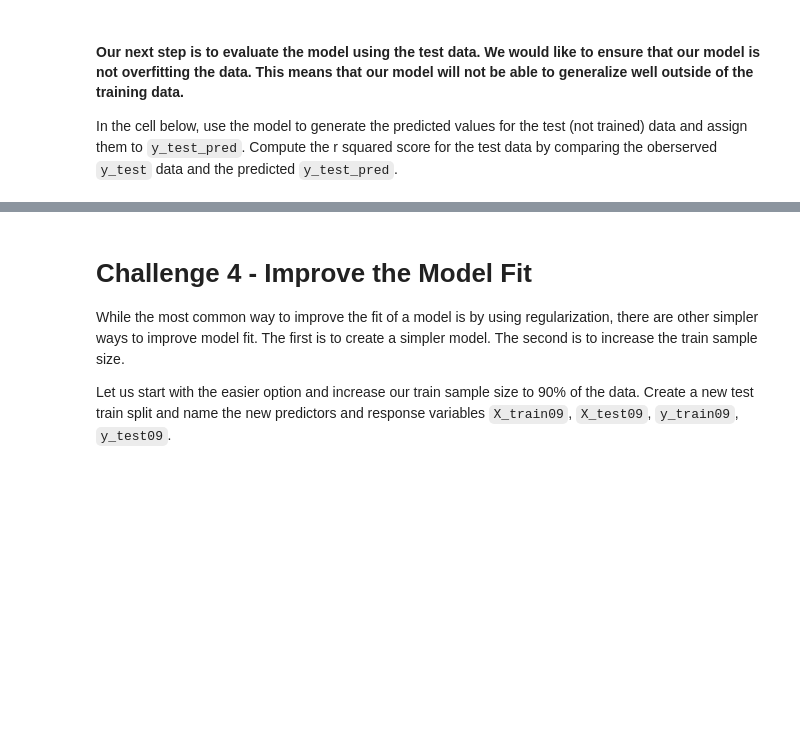
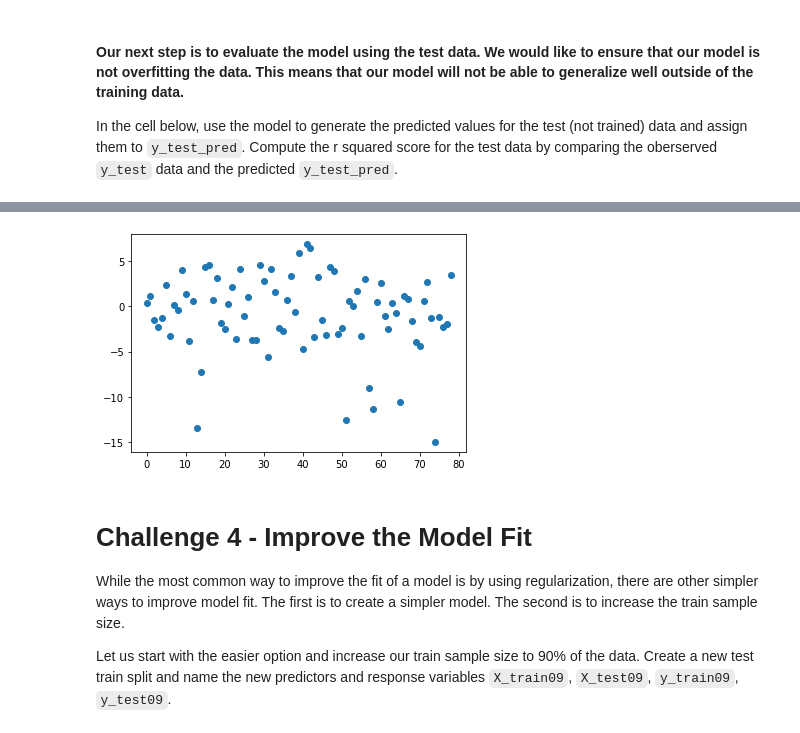
Before and after one commit to filipamiralopes/data-pt-ber-08-20, a Jupyter notebook: Labs/module-3_labs/01_intro-ml/02_lab-intro-to-sklearn/your-code/main_solutions_filipa.ipynb, the cells around one changed output, grey strips where cells are left out. Drawn from its saved outputs; the diff is of its cells as text; code cells hidden in the pictures; blank space fills up the shorter version.

```diff
--- a/Labs/module-3_labs/01_intro-ml/02_lab-intro-to-sklearn/your-code/main_solutions_filipa.ipynb
+++ b/Labs/module-3_labs/01_intro-ml/02_lab-intro-to-sklearn/your-code/main_solutions_filipa.ipynb
@@ -238,3 +264,9 @@ r2_score(y_test, y_test_pred)
+# %%
+x_plot = list(range(len(y_test_pred)))
+plt.scatter(x_plot, (y_test_pred - y_test))
+plt.show()
+# %% [output]
+[figure, added]
 # %% [markdown]
 # Challenge 4 - Improve the Model Fit
 
```
Also changed, not shown: parts of 14 cells of this notebook, 2 other files.
